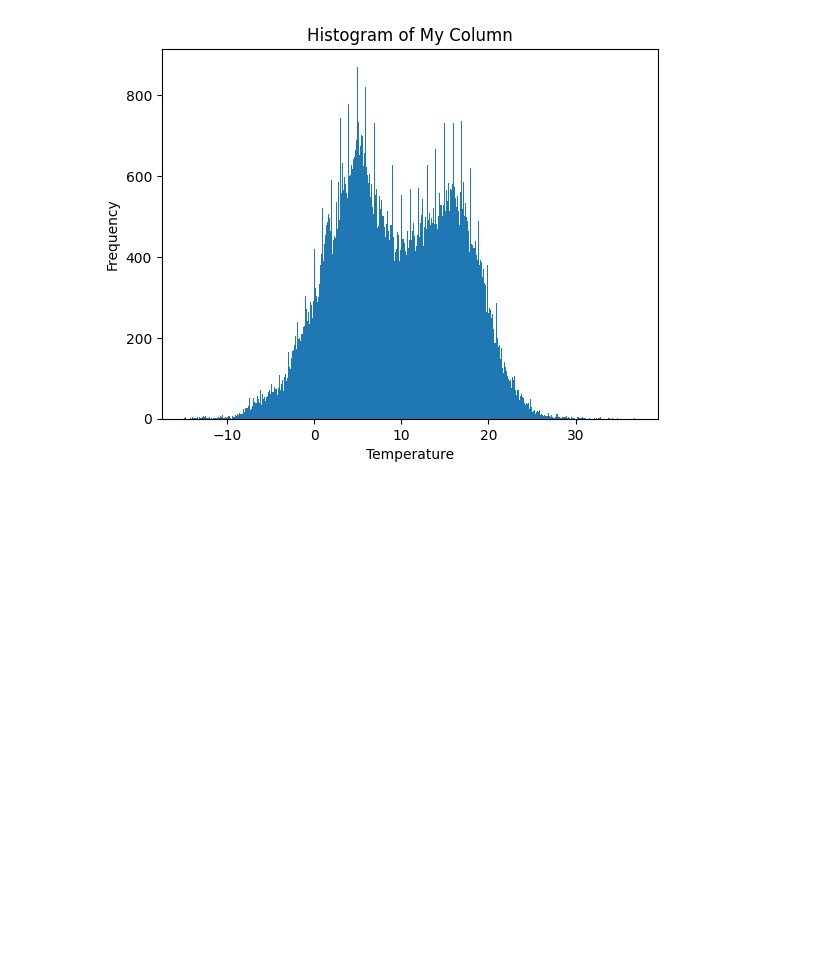
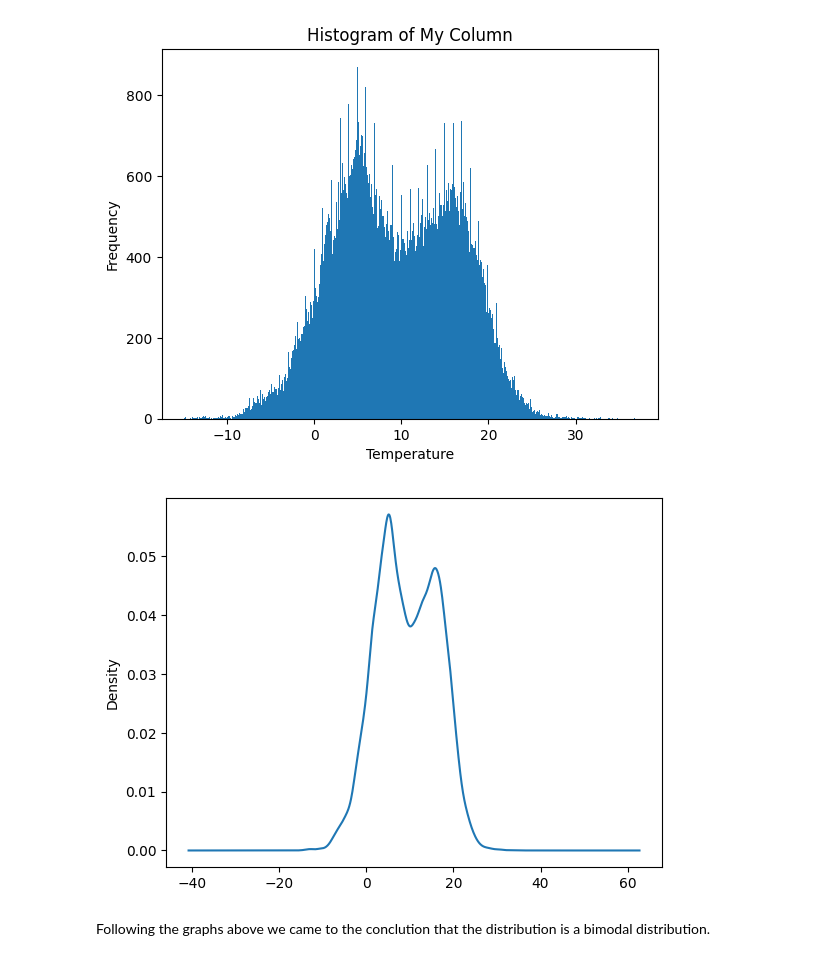
Before and after one commit to SebbeCaliban/DataAnalys, a Jupyter notebook: Smhi_analys.ipynb, the cells around one changed output. Cells and saved outputs as stored; diff of their text form; code cells hidden in the pictures; blank space fills up the shorter version.

Commit message:
Distribution
Co-authored-by: SebbeCaliban <SebbeCaliban@users.noreply.github.com>

```diff
--- a/Smhi_analys.ipynb
+++ b/Smhi_analys.ipynb
@@ -283,3 +283,10 @@ plt.title('Histogram of My Column')
 plt.show()
 # %% [output]
 [figure]
+# %%
+df["Trimmed"].plot.kde()
+plt.show()
+# %% [output]
+[figure, added]
+# %% [markdown]
+Following the graphs above we came to the conclution that the distribution is a bimodal distribution.
```
